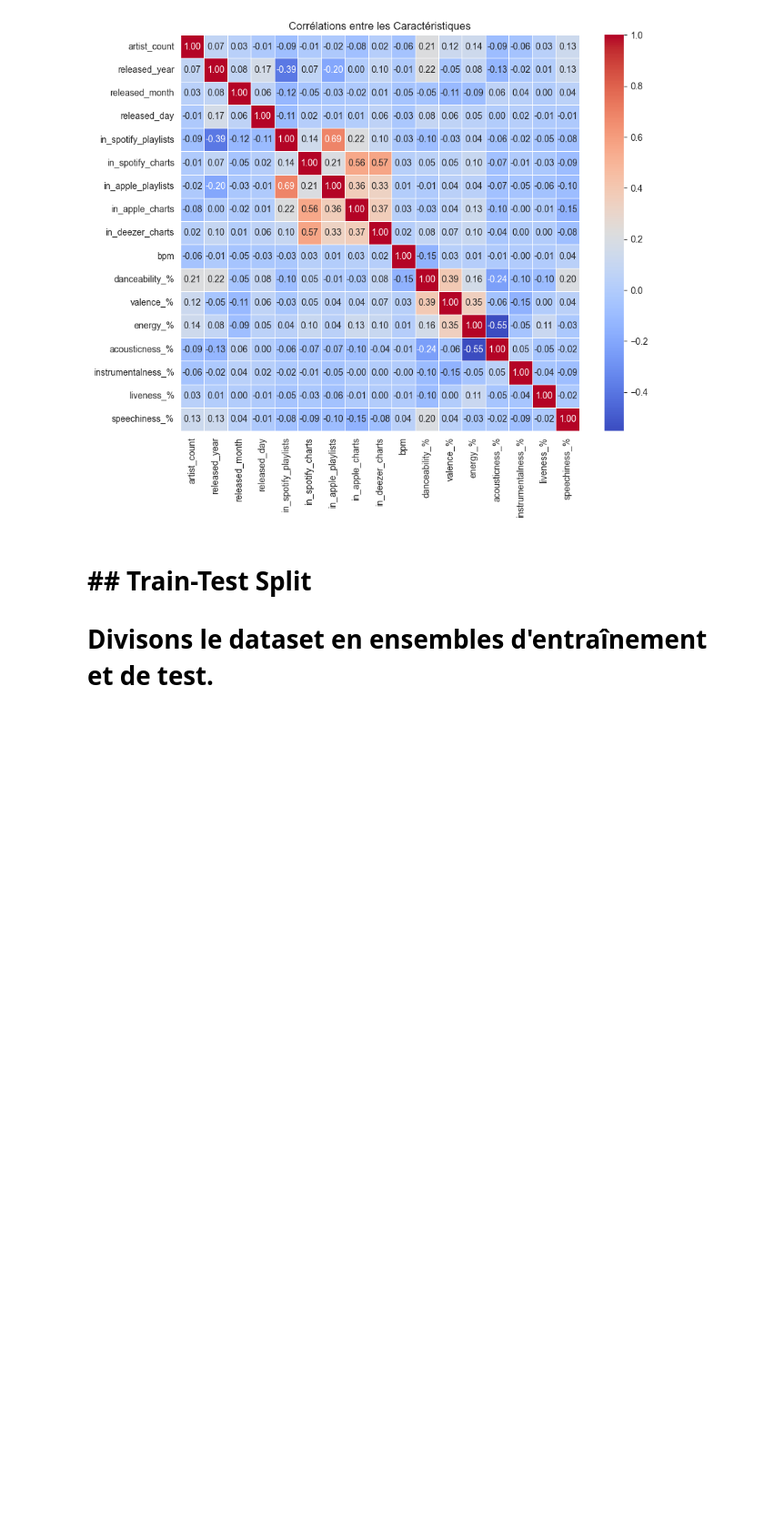
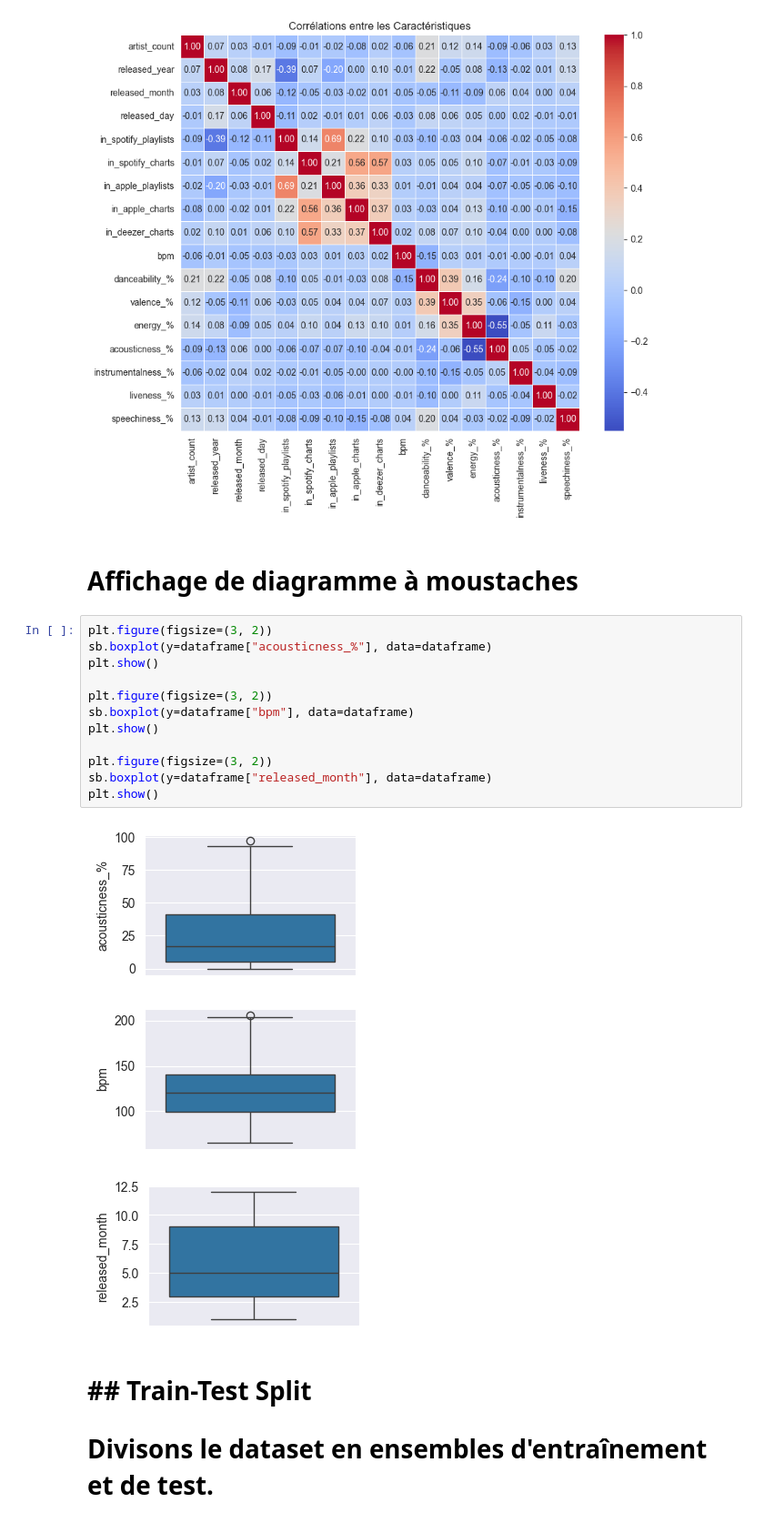
Before and after one commit to enzomoy/Spotify-Regression, a Jupyter notebook: spotify.ipynb, the cells around one changed output. Shown: that part at 91% size. Drawn from its saved outputs; the diff is of its cells as text; blank space fills up the shorter version.

```diff
--- a/spotify.ipynb
+++ b/spotify.ipynb
@@ -78,6 +75,24 @@ plt.title('Corrélations entre les Caractéristiques')
 plt.show()
 # %% [output]
 [figure]
+# %% [markdown]
+# Affichage de diagramme à moustaches
+# %%
+plt.figure(figsize=(3, 2))
+sb.boxplot(y=dataframe["acousticness_%"], data=dataframe)
+plt.show()
+
+plt.figure(figsize=(3, 2))
+sb.boxplot(y=dataframe["bpm"], data=dataframe)
+plt.show()
+
+plt.figure(figsize=(3, 2))
+sb.boxplot(y=dataframe["released_month"], data=dataframe)
+plt.show()
+# %% [output]
+[figure, added]
+[figure, added]
+[figure, added]
 # %% [markdown]
 # ## Train-Test Split
 # Divisons le dataset en ensembles d'entraînement et de test.
```
Also changed, not shown: parts of 9 cells of this notebook.
